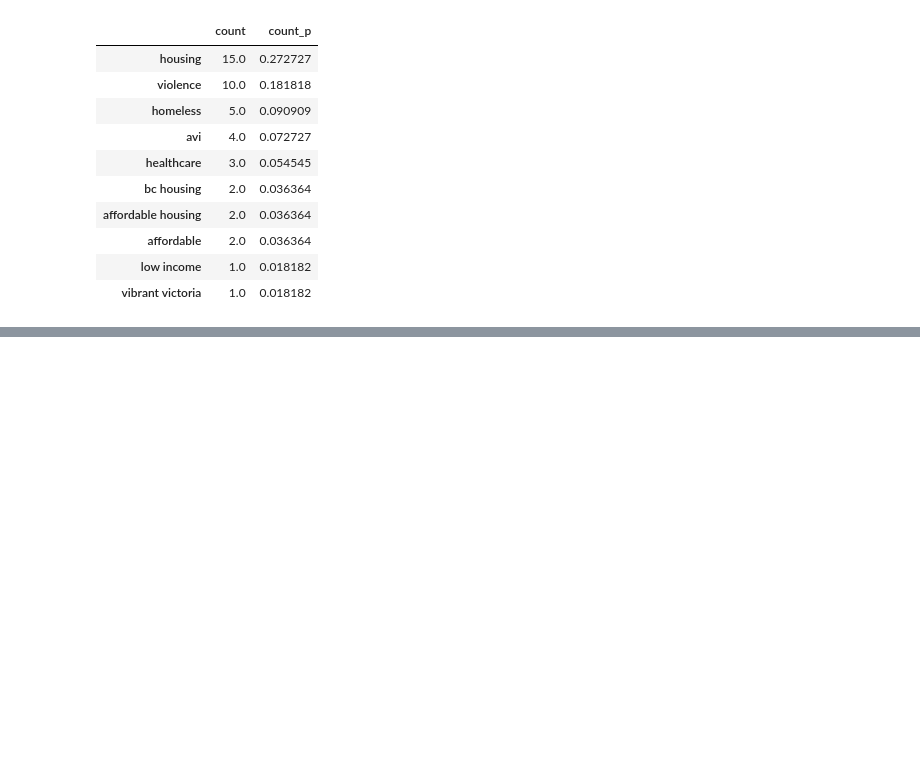
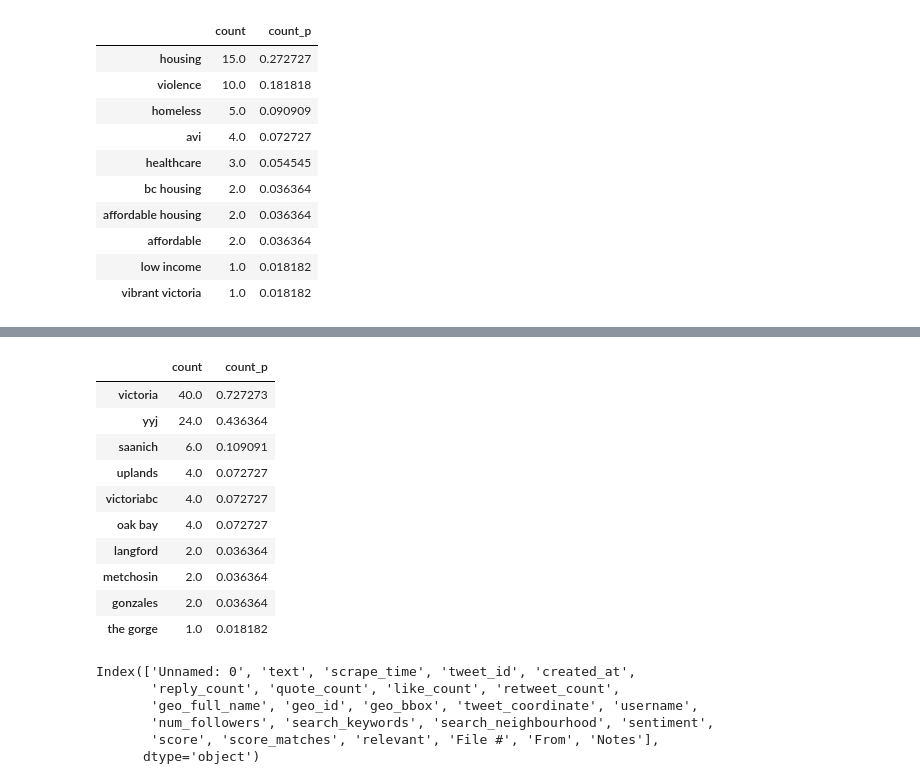
Before and after one commit to Statisticians-Without-Borders-GVCEH/SWB-GVCEH, a Jupyter notebook: scraper/verification round 1/analysis.ipynb, the cells around one changed output, grey strips where cells are left out. Drawn from its saved outputs; the diff is of its cells as text; code cells hidden in the pictures; blank space fills up the shorter version.

```diff
--- a/scraper/verification round 1/analysis.ipynb
+++ b/scraper/verification round 1/analysis.ipynb
@@ -221,0 +264,23 @@ top_keywords(df_rel)
+# %%
+top_locations(df_rel)
+# %% [output]
+|  | count | count_p |
+| victoria | 40.0 | 0.727273 |
+| yyj | 24.0 | 0.436364 |
+| saanich | 6.0 | 0.109091 |
+| uplands | 4.0 | 0.072727 |
+| victoriabc | 4.0 | 0.072727 |
+| oak bay | 4.0 | 0.072727 |
+| langford | 2.0 | 0.036364 |
+| metchosin | 2.0 | 0.036364 |
+| gonzales | 2.0 | 0.036364 |
+| the gorge | 1.0 | 0.018182 |
+# %%
+df.columns
+# %% [output]
+Index(['Unnamed: 0', 'text', 'scrape_time', 'tweet_id', 'created_at',
+       'reply_count', 'quote_count', 'like_count', 'retweet_count',
+       'geo_full_name', 'geo_id', 'geo_bbox', 'tweet_coordinate', 'username',
+       'num_followers', 'search_keywords', 'search_neighbourhood', 'sentiment',
+       'score', 'score_matches', 'relevant', 'File #', 'From', 'Notes'],
+      dtype='object')
```
Also changed, not shown: parts of 4 cells of this notebook.
